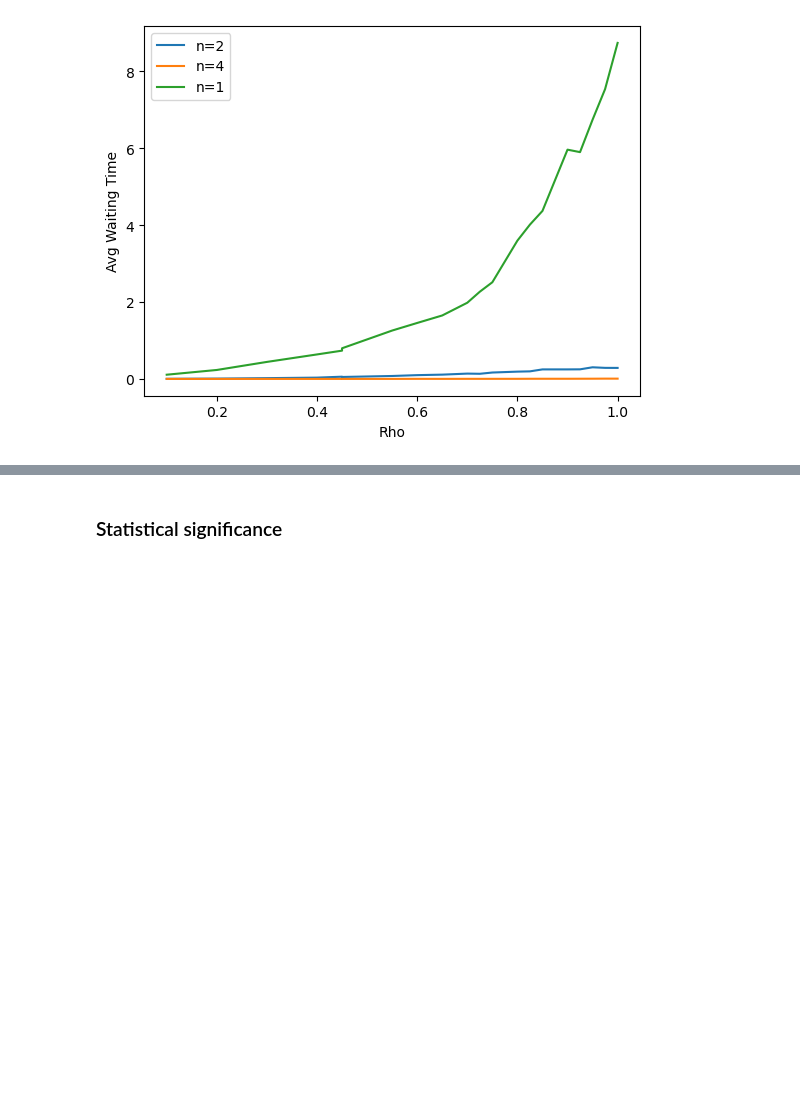
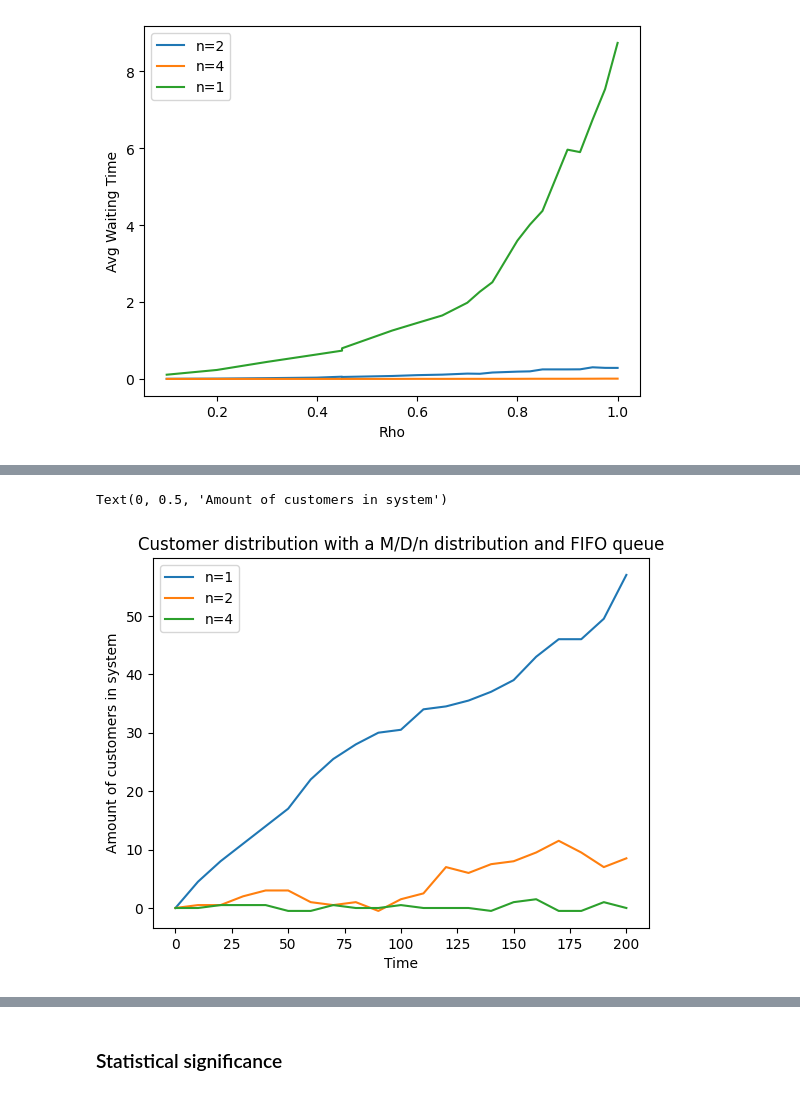
Before and after one commit to gajera-divya/Stochastic_simulations, a Jupyter notebook: SS_Kenia_Divya_Thomas_Assignment2.ipynb, the cells around one changed output, grey strips where cells are left out. Cells and saved outputs as stored; diff of their text form; code cells hidden in the pictures; blank space fills up the shorter version.

```diff
--- a/SS_Kenia_Divya_Thomas_Assignment2.ipynb
+++ b/SS_Kenia_Divya_Thomas_Assignment2.ipynb
@@ -253,0 +314,15 @@ Text(0, 0.5, 'Avg Waiting Time')
+# %%
+cd_1_MDn = customer_distribution("MDn", 1, TIME_STEPS)
+cd_2_MDn = customer_distribution("MDn", 2, TIME_STEPS)
+cd_4_MDn = customer_distribution("MDn", 4, TIME_STEPS)
+# %%
+plt.plot(TIME_STEPS, cd_1_MDn, label="n=1")
+plt.plot(TIME_STEPS, cd_2_MDn, label="n=2")
+plt.plot(TIME_STEPS, cd_4_MDn, label="n=4")
+plt.legend()
+plt.title("Customer distribution with a M/D/n distribution and FIFO queue")
+plt.xlabel("Time")
+plt.ylabel("Amount of customers in system")
+# %% [output]
+Text(0, 0.5, 'Amount of customers in system')
+[figure, added]
```
Also changed, not shown: parts of 11 cells of this notebook.
